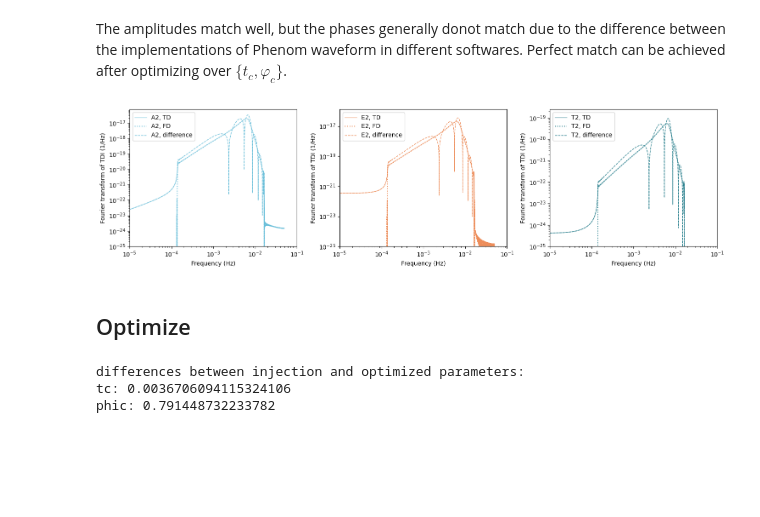
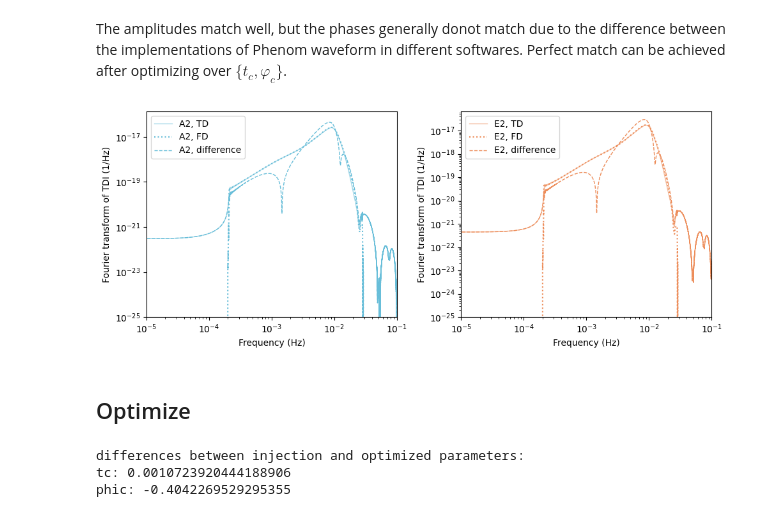
Before and after one commit to TriangleDataCenter/Triangle-BBH, a Jupyter notebook: Examples/3_Compare_TD_FD.ipynb, the cells around one changed output. Cells and saved outputs as stored; diff of their text form; code cells hidden in the pictures; blank space fills up the shorter version.

```diff
--- a/Examples/3_Compare_TD_FD.ipynb
+++ b/Examples/3_Compare_TD_FD.ipynb
@@ -41,15 +47,14 @@ no BBHx waveform
 # %%
+# run this cell only once
+
 Tobs = 15. * DAY
-dt = 10.
+dt = 5.
 tcb_times = np.arange(int(Tobs / dt)) * dt
 Tobs = len(tcb_times) * dt
 
 # orbit model
-ORBIT_DIR = '/home/ps/workspace/Triangle-Simulator/OrbitData/MicroSateOrbitEclipticTCB'
+ORBIT_DIR = '/Users/taijidatacenter/workspace/Triangle-Simulator/OrbitData/MicroSateOrbitEclipticTCB'
 orbit = Orbit(OrbitDir=ORBIT_DIR)
-
-# generator for the unprojected waveforms. for HM waveform, the consistency can be validated with a mode-by-mode manner.
-mbhb_waveform_generator = MBHB_Injection(approx_method="IMRPhenomD")
 
 # use Michelson-AET channels
 A2_string, E2_string, T2_string = TDIStringManipulation.AETStringsfromXString(GeneralTDIResponse.X2_strings)
@@ -83,5 +88,12 @@ T2_response_generator = GeneralTDIResponse(
 channel_names = ["A2", "E2", "T2"]
 # %% [markdown]
 ## Simulate time-domain waveform
+# %%
+# generator for the unprojected waveforms. for HM waveform, the consistency can be validated with a mode-by-mode manner.
+# mbhb_waveform_generator = MBHB_Injection(approx_method="IMRPhenomD")
+
+# one may also test the mismatch between different waveforms (e.g. EOB vs Phenom)
+mbhb_waveform_generator = MBHB_Injection(approx_method="SEOBNRv4_opt")
+# mbhb_waveform_generator = MBHB_Injection(approx_method="IMRPhenomT")
 # %%
 # set source parameters
@@ -124,3 +163,13 @@ for i in range(td_waveform.shape[0]):
 fd_waveform_from_td = np.array(fd_waveform_from_td)
 
 frequencies = ff
+
+# get rid of null frequencies
+mask = np.ones_like(frequencies, dtype=bool)
+for i in range(40):
+    mask_idx = np.where(np.abs(frequencies - 0.025 * i) < i * 5e-4)[0]
+    mask[mask_idx] = False
+frequencies = frequencies[mask]
+fd_waveform_from_td = fd_waveform_from_td[:, mask]
+
+frequencies.shape, fd_waveform_from_td.shape
@@ -168,20 +219,22 @@ fd_waveform_from_td.shape, fd_waveform.shape
 # %% [markdown]
 The amplitudes match well, but the phases generally donot match due to the difference between the implementations of Phenom waveform in different softwares. Perfect match can be achieved after optimizing over $\{t_c, \varphi_c\}$.
 # %%
-plt.figure(figsize=(15, 4))
-for ich, nch, cch in zip(range(3), channel_names, [BLUE, ORANGE, GREEN1]):
-    plt.subplot(131+ich)
+# plt.figure(figsize=(15, 4))
+# for ich, nch, cch in zip(range(3), channel_names, [BLUE, ORANGE, GREEN1]):
+plt.figure(figsize=(10, 4))
+for ich, nch, cch in zip(range(2), channel_names[:2], [BLUE, ORANGE]):
+    plt.subplot(121+ich)
     plt.loglog(frequencies, np.abs(fd_waveform_from_td[ich]), label=nch+", TD", color=cch, linewidth=1, alpha=0.6)
     plt.loglog(frequencies, np.abs(fd_waveform[ich]), label=nch+", FD", color=cch, linestyle=":")
     plt.loglog(frequencies, np.abs(fd_waveform_from_td[ich] - fd_waveform[ich]), label=nch+", difference", color=cch, linestyle="--", linewidth=1)
     plt.xlabel("Frequency (Hz)")
     plt.ylabel("Fourier transform of TDI (1/Hz)")
     plt.legend(loc="upper left")
     plt.xlim(1e-5, 0.1)
     plt.ylim(1e-25,)
 plt.tight_layout()
 # %% [output]
-[figure, old version]
+[figure, new version]
 # %% [markdown]
 ## Optimize
 # %%
@@ -198,9 +251,10 @@ def cost_function(param2d):
 # %%
 from scipy.optimize import differential_evolution
 
+tc_range = 1e-2 * mbhb_parameters["chirp_mass"] / 1e6
 result = differential_evolution(
     cost_function,
-    bounds=[(mbhb_parameters["coalescence_time"] - 1e-2, mbhb_parameters["coalescence_time"] + 1e-2), (0, TWOPI)],
+    bounds=[(mbhb_parameters["coalescence_time"] - tc_range, mbhb_parameters["coalescence_time"] + tc_range), (0, TWOPI)],
     strategy='best1bin',
     maxiter=5000,
     popsize=15,
@@ -217,5 +271,5 @@ print("tc:", result.x[0] - mbhb_parameters["coalescence_time"])
 print("phic:", result.x[1] - mbhb_parameters["coalescence_phase"])
 # %% [output]
 differences between injection and optimized parameters:
-tc: 0.0036706094115324106
-phic: 0.791448732233782
+tc: 0.0010723920444188906
+phic: -0.4042269529295355
```
Also changed, not shown: parts of 9 cells of this notebook, 1 other file.
